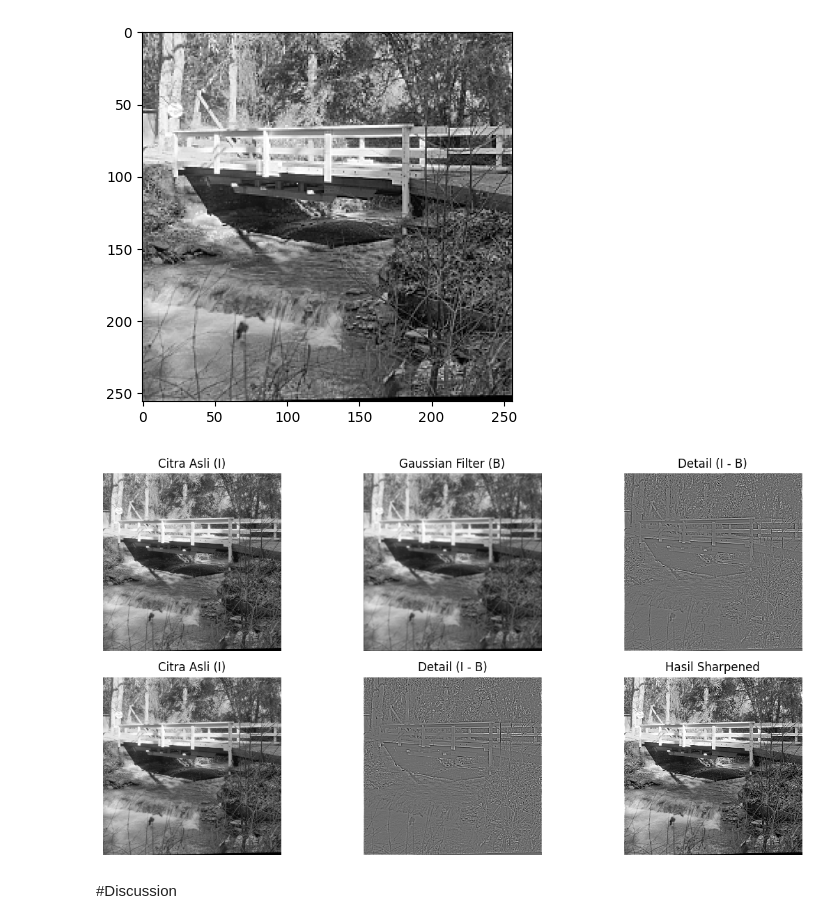
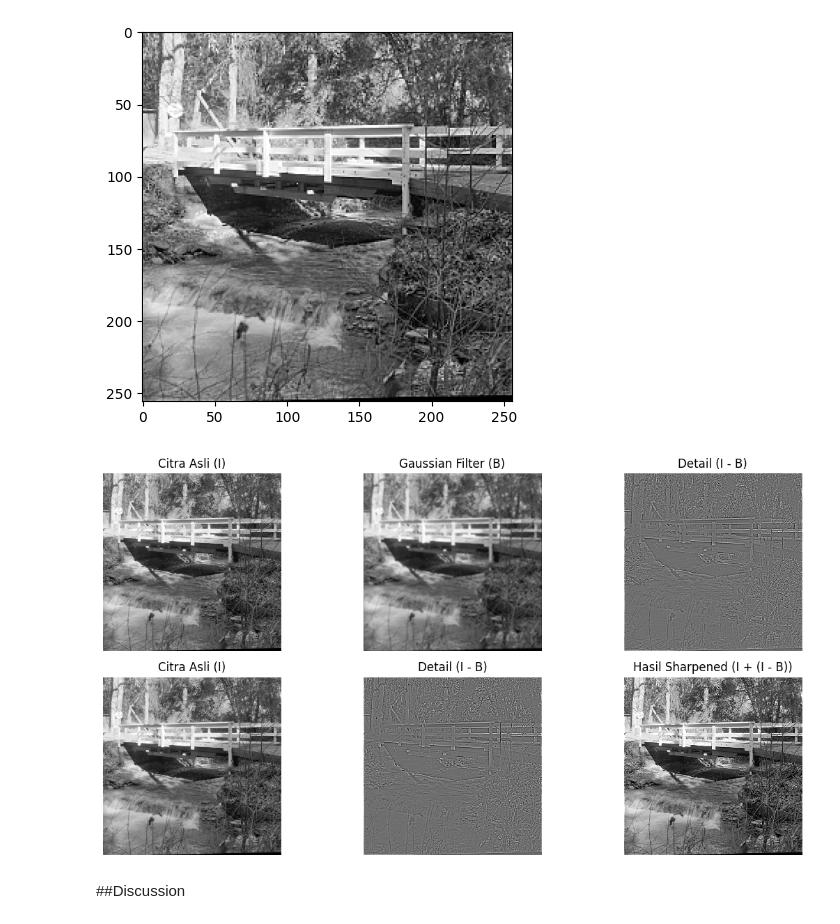
Before and after one commit to nyayuchika/pcd-coursework, a Jupyter notebook: PCD_Assignment02.ipynb, the cells around one changed output. Saved outputs shown, nothing was run; the diff lists cells and outputs as text; code cells hidden in the pictures.

```diff
--- a/PCD_Assignment02.ipynb
+++ b/PCD_Assignment02.ipynb
@@ -224,34 +304,34 @@ plt.imshow(gaussian_konvolusi, cmap='gray')
 plt.title("Gaussian Filter (B)")
 plt.axis('off')
 
 #detail dari I - B
 plt.subplot(2,3,3)
 plt.imshow(detail_citra, cmap='gray')
 plt.title("Detail (I - B)")
 plt.axis('off')
 
 #Baris Kedua
 #citra asli
 plt.subplot(2,3,4)
 plt.imshow(img, cmap='gray')
 plt.title("Citra Asli (I)")
 plt.axis('off')
 
 #detail dari I - B
 plt.subplot(2,3,5)
 plt.imshow(detail_citra, cmap='gray')
 plt.title("Detail (I - B)")
 plt.axis('off')
 
 #hasil sharpened
 plt.subplot(2,3,6)
 plt.imshow(sharpened, cmap='gray')
-plt.title("Hasil Sharpened")
+plt.title("Hasil Sharpened (I + (I - B))")
 plt.axis('off')
 
 plt.tight_layout()
 plt.show()
 # %% [output]
-[figure, old version]
+[figure, new version]
 # %% [markdown]
-#Discussion
+##Discussion
```
Also changed, not shown: parts of 8 cells of this notebook.
